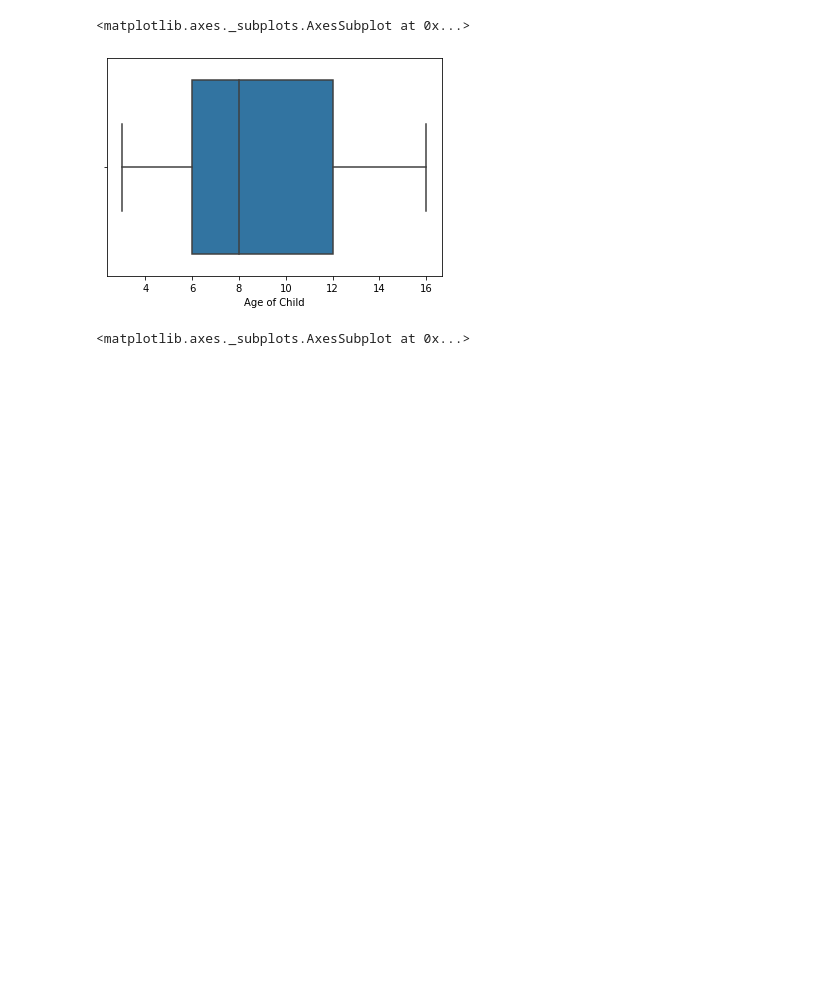
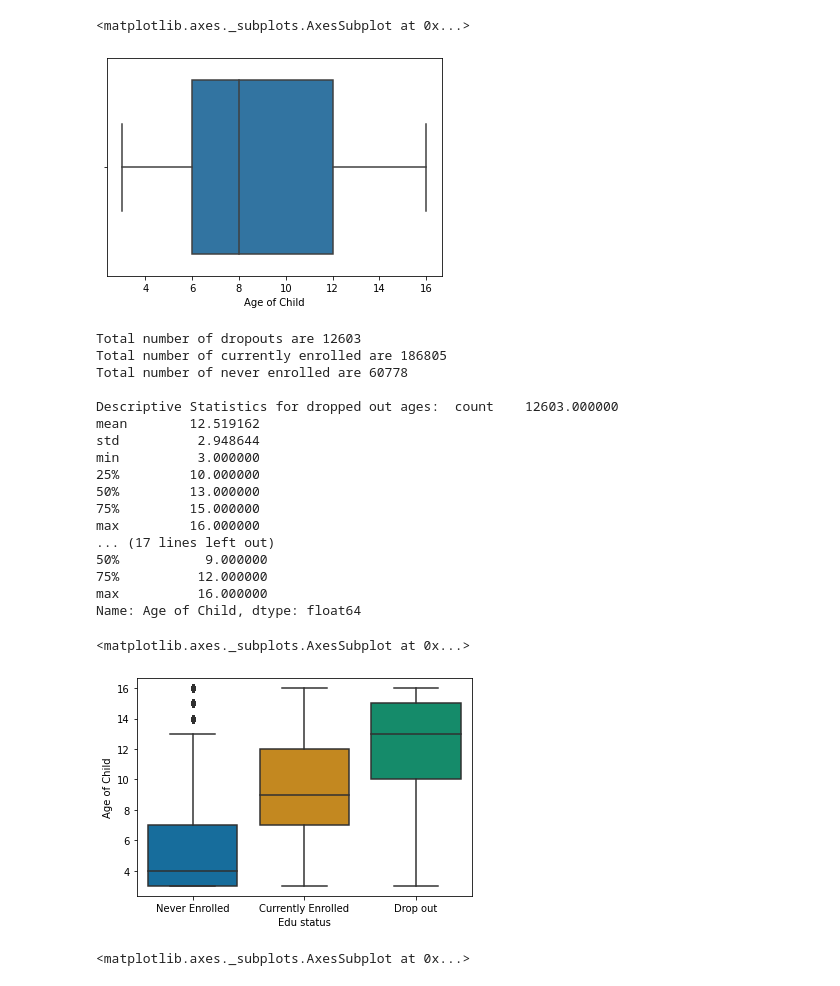
Before and after one commit to AliShujjat/DropOutRatesInPakistan, a Jupyter notebook: EDA.ipynb, the cells around one changed output. Drawn from its saved outputs; the diff is of its cells as text; code cells hidden in the pictures; blank space fills up the shorter version.

```diff
--- a/EDA.ipynb
+++ b/EDA.ipynb
@@ -196,6 +193,42 @@ sns.boxplot(data['Age of Child'])
 # %% [output]
 <matplotlib.axes._subplots.AxesSubplot at 0x...>
 [figure]
+# %%
+#checking orderquantity per Sales Region
+#data['SalesRegion'].value_counts().plot(kind = 'bar')
+ageCE = data[data['Edu status'] == 'Currently Enrolled']
+ageNE = data[data['Edu status'] == 'Never Enrolled']
+ageDO = data[data['Edu status'] == 'Drop out']
+
+print('Total number of dropouts are', ageDO['Age of Child'].count())
+print('Total number of currently enrolled are', ageCE['Age of Child'].count())
+print('Total number of never enrolled are', ageNE['Age of Child'].count(), '\n')
+
+print("Descriptive Statistics for dropped out ages: ", ageDO['Age of Child'].describe(), '\n')
+print("Descriptive Statistics for never enrolled ages ", ageNE['Age of Child'].describe(), '\n')
+print("Descriptive Statistics for currently enrolled ages ", ageCE['Age of Child'].describe(), '\n')
+
+sns.boxplot(y='Age of Child', x='Edu status',                  data=data,                  palette="colorblind")
+# %% [output]
+Total number of dropouts are 12603
+Total number of currently enrolled are 186805
+Total number of never enrolled are 60778
+
+Descriptive Statistics for dropped out ages:  count    12603.000000
+mean        12.519162
+std          2.948644
+min          3.000000
+25%         10.000000
+50%         13.000000
+75%         15.000000
+max         16.000000
+... (17 lines left out)
+50%           9.000000
+75%          12.000000
+max          16.000000
+Name: Age of Child, dtype: float64
+<matplotlib.axes._subplots.AxesSubplot at 0x...>
+[figure, added]
 # %%
 data['Current Class-Grade of Child'].value_counts()
 
```
Also changed, not shown: parts of 15 cells of this notebook.
